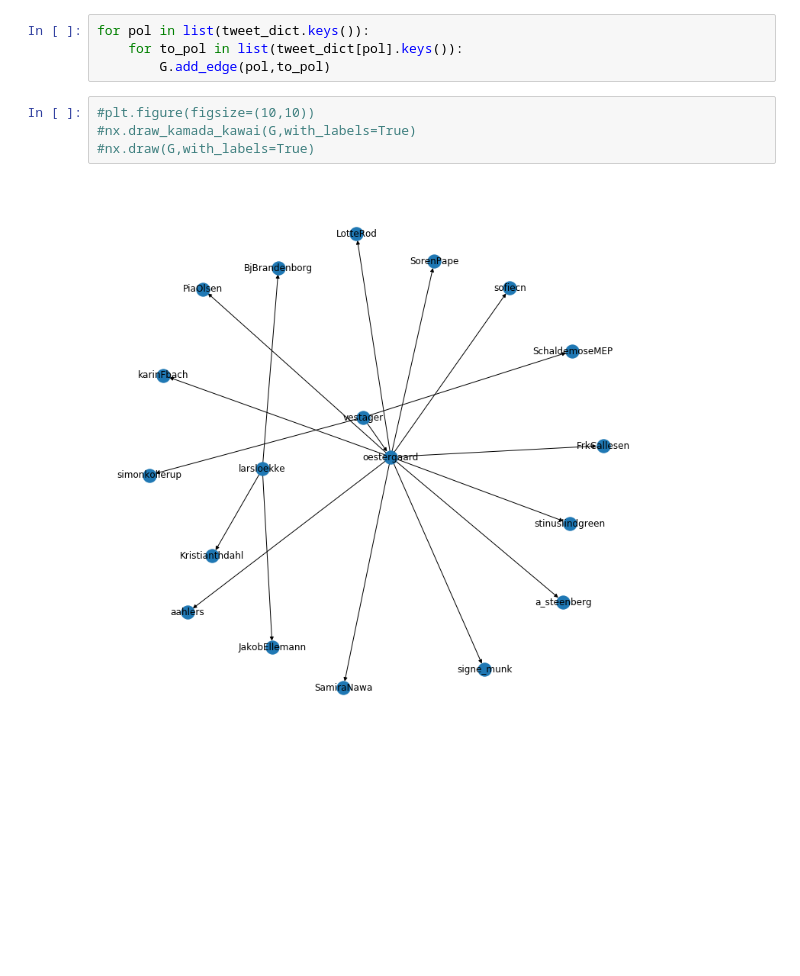
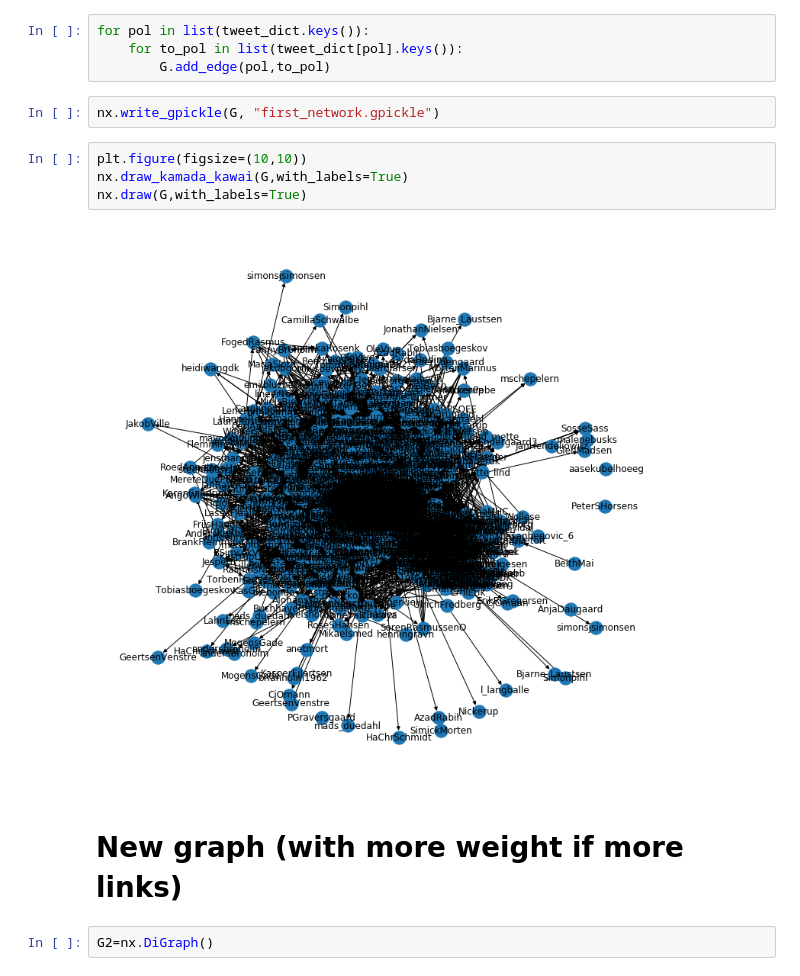
Before and after one commit to 98christianp/politiker, a Jupyter notebook: Twitter_log_on_Lau.ipynb, the cells around one changed output. Cells and saved outputs as stored; diff of their text form; blank space fills up the shorter version.

Commit message:
Making two networks

```diff
--- a/Twitter_log_on_Lau.ipynb
+++ b/Twitter_log_on_Lau.ipynb
@@ -275,9 +287,15 @@ Make edge from person to the ones that have been mentioned (tagged with @):
 for pol in list(tweet_dict.keys()):
     for to_pol in list(tweet_dict[pol].keys()):
         G.add_edge(pol,to_pol)
+# %%
+nx.write_gpickle(G, "first_network.gpickle")
 # %%
-#plt.figure(figsize=(10,10))
-#nx.draw_kamada_kawai(G,with_labels=True)
-#nx.draw(G,with_labels=True)
+plt.figure(figsize=(10,10))
+nx.draw_kamada_kawai(G,with_labels=True)
+nx.draw(G,with_labels=True)
 # %% [output]
-[figure, old version]
+[figure, new version]
+# %% [markdown]
+# New graph (with more weight if more links)
+# %%
+G2=nx.DiGraph()
```
Also changed, not shown: parts of 4 cells of this notebook, 3 other files.
